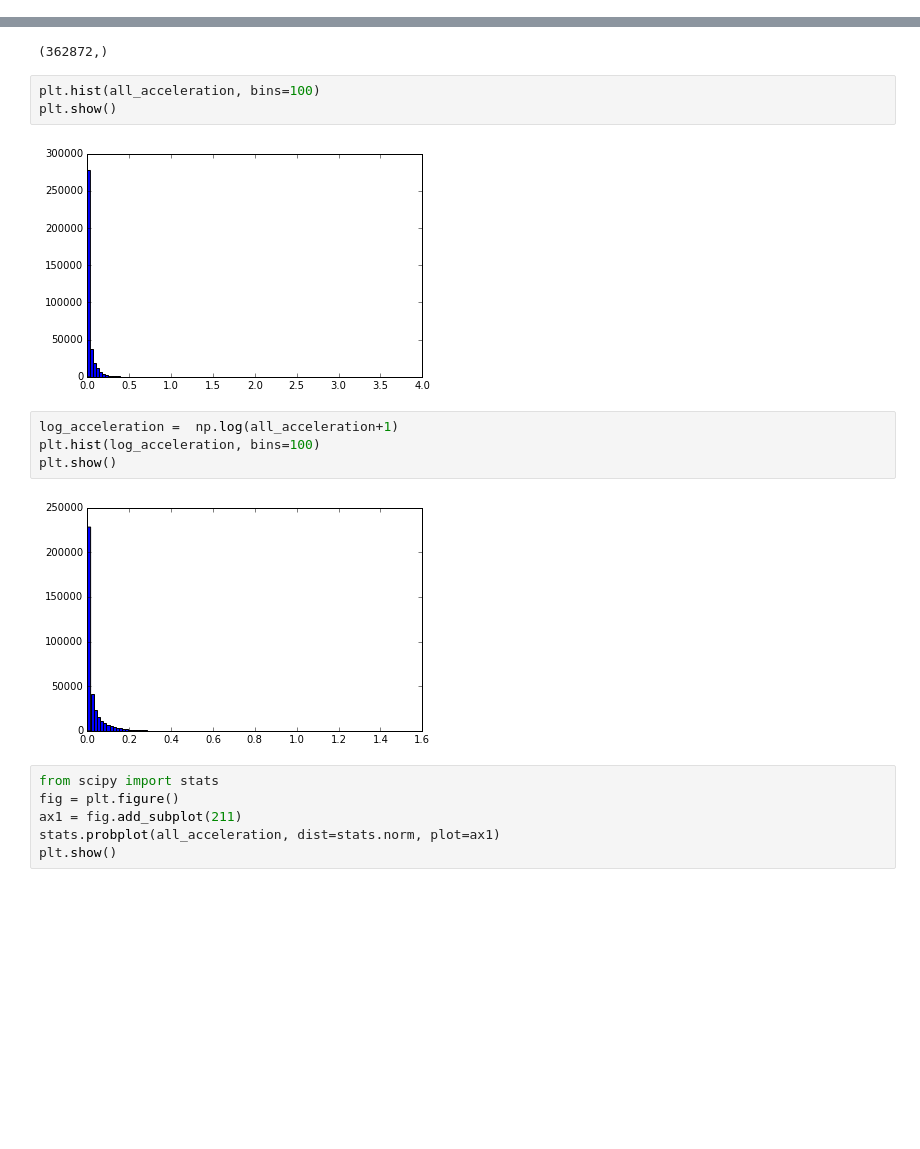
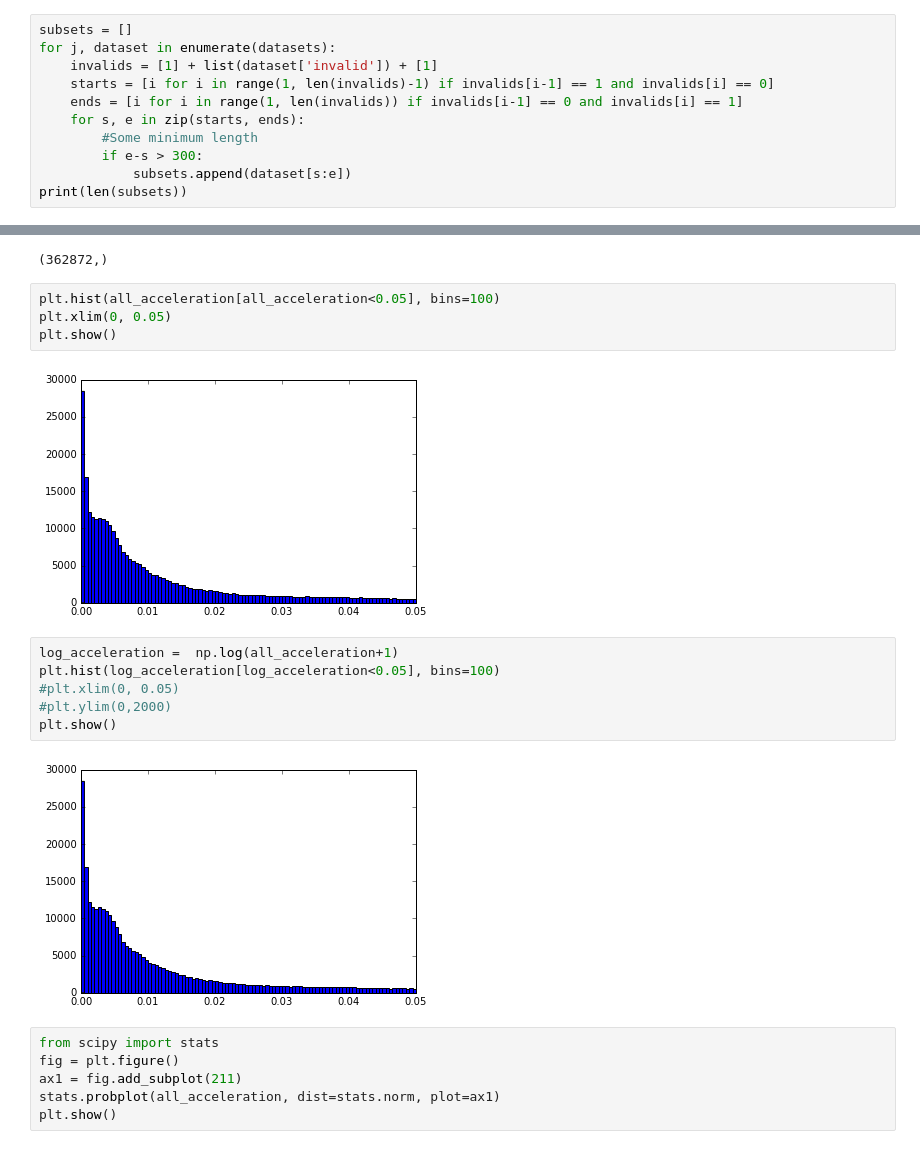
Before and after one commit to wadpac/hsmm4acc, a Jupyter notebook: notebooks/ExploreData5sec.ipynb, the cells around one changed output, grey strips where cells are left out. Saved outputs shown, nothing was run; the diff lists cells and outputs as text; blank space fills up the shorter version.

```diff
--- a/notebooks/ExploreData5sec.ipynb
+++ b/notebooks/ExploreData5sec.ipynb
@@ -19,3 +19,14 @@ for i in range(len(datasets)):
     datasets[i] = datasets[i].set_index('timestamp')
     datasets[i].index = pd.to_datetime(datasets[i].index)
     datasets[i]['Activity'] = [str(a) for a in datasets[i]['Activity']]
+# %%
+subsets = []
+for j, dataset in enumerate(datasets):
+    invalids = [1] + list(dataset['invalid']) + [1]
+    starts = [i for i in range(1, len(invalids)-1) if invalids[i-1] == 1 and invalids[i] == 0]
+    ends = [i for i in range(1, len(invalids)) if invalids[i-1] == 0 and invalids[i] == 1]
+    for s, e in zip(starts, ends):
+        #Some minimum length
+        if e-s > 300:
+            subsets.append(dataset[s:e])
+print(len(subsets))
@@ -25,16 +75,19 @@ print all_acceleration.shape
 # %% [output]
 (362872,)
 # %%
-plt.hist(all_acceleration, bins=100)
+plt.hist(all_acceleration[all_acceleration<0.05], bins=100)
+plt.xlim(0, 0.05)
 plt.show()
 # %% [output]
-[figure, old version]
+[figure, new version]
 # %%
 log_acceleration =  np.log(all_acceleration+1)
-plt.hist(log_acceleration, bins=100)
+plt.hist(log_acceleration[log_acceleration<0.05], bins=100)
+#plt.xlim(0, 0.05)
+#plt.ylim(0,2000)
 plt.show()
 # %% [output]
-[figure, old version]
+[figure, new version]
 # %%
 from scipy import stats
 fig = plt.figure()
```
Also changed, not shown: parts of 4 cells of this notebook.
